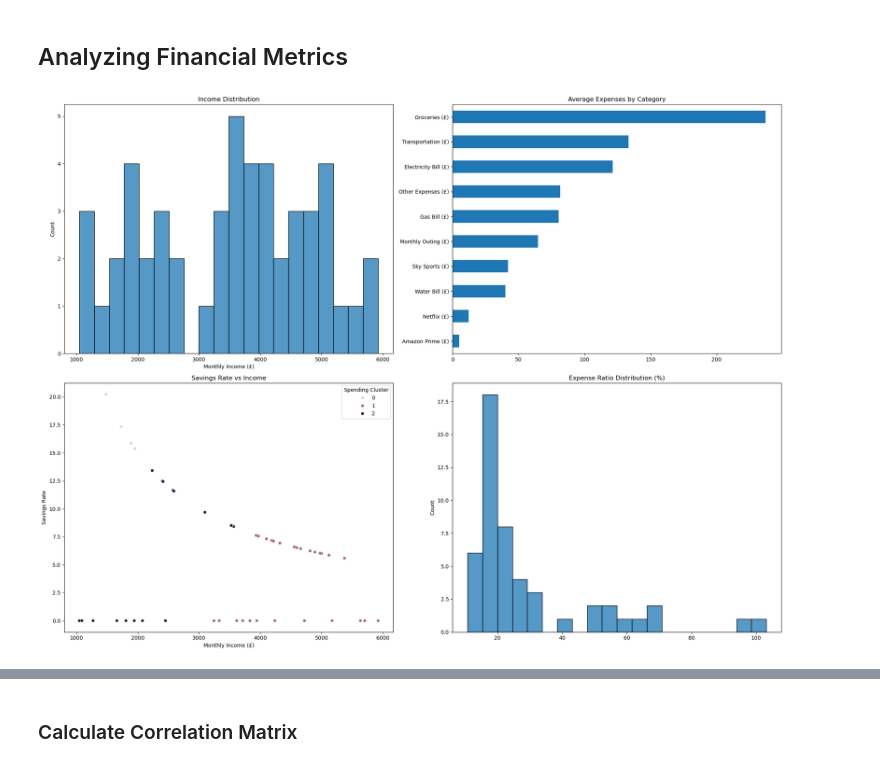
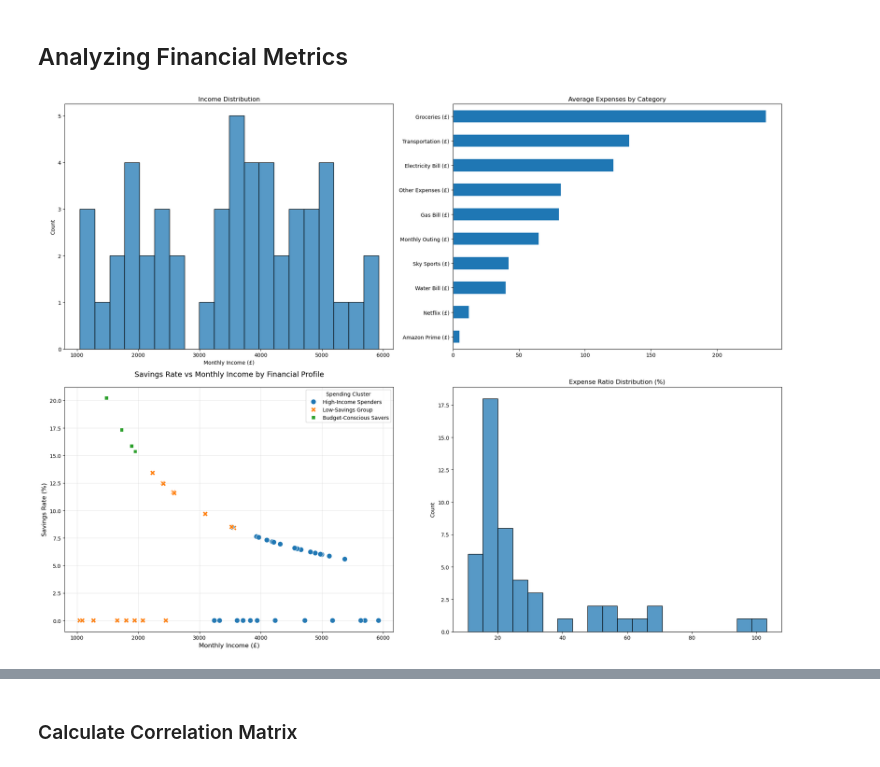
Before and after one commit to byQuexo/Machine-Learning-Finance-Assistant, a Jupyter notebook: sample.ipynb, the cells around one changed output, grey strips where cells are left out. Saved outputs shown, nothing was run; the diff lists cells and outputs as text; code cells hidden in the pictures.

Commit message:
Added Explanation to Correlation and the Scatterploat

```diff
--- a/sample.ipynb
+++ b/sample.ipynb
@@ -104,6 +102,31 @@ def perform_clustering(df, n_clusters=3):
     kmeans = KMeans(n_clusters=n_clusters, random_state=42)
     df['Spending Cluster'] = kmeans.fit_predict(X_scaled)
 
-    return df, kmeans.cluster_centers_
+    cluster_centers = pd.DataFrame(
+        scaler.inverse_transform(kmeans.cluster_centers_),
+        columns=features
+    )
+
+    cluster_labels = {}
+    for cluster in range(3):
+        income = cluster_centers.iloc[cluster]['Monthly Income (£)']
+        savings = cluster_centers.iloc[cluster]['Savings Rate']
+
+        if savings > cluster_centers['Savings Rate'].mean():
+            if income > cluster_centers['Monthly Income (£)'].mean():
+                label = "High-Income Savers"
+            else:
+                label = "Budget-Conscious Savers"
+        else:
+            if income > cluster_centers['Monthly Income (£)'].mean():
+                label = "High-Income Spenders"
+            else:
+                label = "Low-Savings Group"
+
+        cluster_labels[cluster] = label
+
+    df['Spending Cluster'] = df['Spending Cluster'].map(cluster_labels)
+
+    return df, cluster_centers
 
 df, cluster_centers = perform_clustering(df)
@@ -113,33 +143,37 @@ df, cluster_centers = perform_clustering(df)
 def create_visualizations(df):
     # Create a figure with multiple subplots
     fig = plt.figure(figsize=(20, 15))
 
     # 1. Income Distribution
     plt.subplot(2, 2, 1)
     sns.histplot(data=df, x='Monthly Income (£)', bins=20)
     plt.title('Income Distribution')
 
     # 2. Expenses by Category
     plt.subplot(2, 2, 2)
     expense_columns = [col for col in df.columns if '(£)' in col and col not in ['Monthly Income (£)', 'Savings for Property (£)']]
     expenses_mean = df[expense_columns].mean().sort_values(ascending=True)
     expenses_mean.plot(kind='barh')
     plt.title('Average Expenses by Category')
 
     # 3. Savings Rate vs Income
     plt.subplot(2, 2, 3)
-    sns.scatterplot(data=df, x='Monthly Income (£)', y='Savings Rate', hue='Spending Cluster')
-    plt.title('Savings Rate vs Income')
+    sns.scatterplot(data=df, x='Monthly Income (£)', y='Savings Rate', hue='Spending Cluster', s=100, style='Spending Cluster')
+    plt.title('Savings Rate vs Monthly Income by Financial Profile', pad=20, size=14)
+    plt.xlabel('Monthly Income (£)', size=12)
+    plt.ylabel('Savings Rate (%)', size=12)
+    # Add a grid for better readability
+    plt.grid(True, alpha=0.3)
 
     # 4. Expense Ratio Analysis
     plt.subplot(2, 2, 4)
     expense_ratio = (df['Total Expenses'] / df['Monthly Income (£)']) * 100
     sns.histplot(expense_ratio, bins=20)
     plt.title('Expense Ratio Distribution (%)')
 
     plt.tight_layout()
     return fig
 
 fig = create_visualizations(df)
 # %% [output]
-[figure, old version]
+[figure, new version]
```
Also changed, not shown: parts of 5 cells of this notebook.
